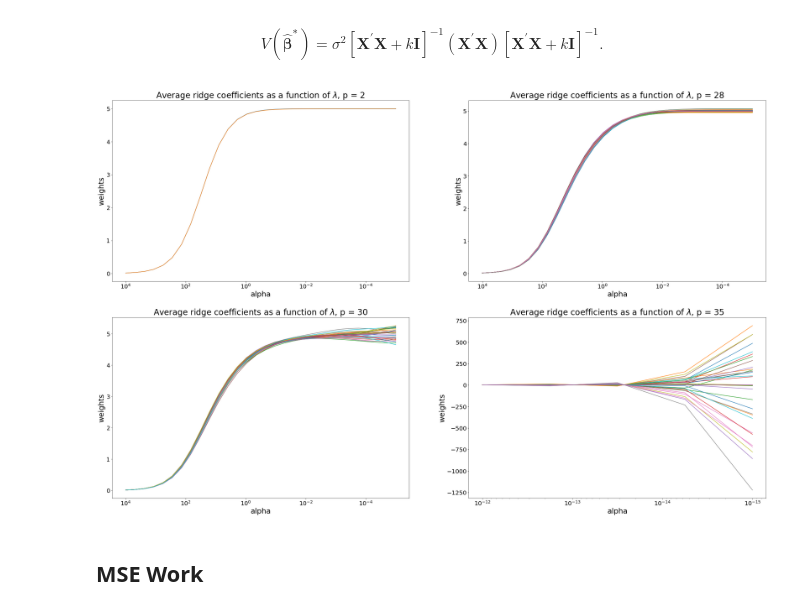
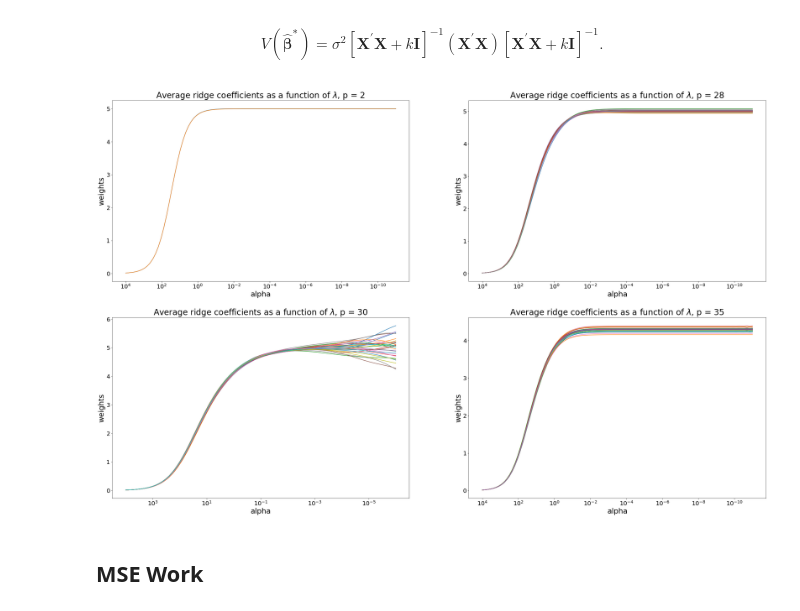
Before and after one commit to s6emschw/RM-project, a Jupyter notebook: ols_and_ridge.ipynb, the cells around one changed output. Cells and saved outputs as stored; diff of their text form; code cells hidden in the pictures.

```diff
--- a/ols_and_ridge.ipynb
+++ b/ols_and_ridge.ipynb
@@ -311,7 +326,7 @@ iterations_sim = 1000
 # %%
 np.random.seed(15)
 
-df_list_betas_ridge_2, df_list_var_ridge_2 = iterate_ridge(n, 2, min_cor, max_cor, iterations_sim, np.repeat(5, 2), alphas_1)
+df_list_betas_ridge_2, df_list_var_ridge_2 = iterate_ridge(n, 2, min_cor, max_cor, iterations_sim, np.repeat(5, 2), alphas_3)
 
 mean_df_list_betas_ridge_2 = reduce(lambda x, y: x.add(y, fill_value = 0), df_list_betas_ridge_2) / iterations_sim
 mean_df_list_var_ridge_2 = reduce(lambda x, y: x.add(y, fill_value = 0), df_list_var_ridge_2) / iterations_sim
@@ -326,7 +341,9 @@ mean_df_list_var_ridge_2 = reduce(lambda x, y: x.add(y, fill_value = 0), df_list
 #mean_df_list_var_ridge_2.set_index("alpha", inplace = True)
 #mean_df_list_var_ridge_2
 # %%
-df_list_betas_ridge_28, df_list_var_ridge_28 = iterate_ridge(n, 28, min_cor, max_cor, iterations_sim, np.repeat(5, 28), alphas_1)
+np.random.seed(15)
+
+df_list_betas_ridge_28, df_list_var_ridge_28 = iterate_ridge(n, 28, min_cor, max_cor, iterations_sim, np.repeat(5, 28), alphas_3)
 
 mean_df_list_betas_ridge_28 = reduce(lambda x, y: x.add(y, fill_value = 0), df_list_betas_ridge_28) / iterations_sim
 mean_df_list_var_ridge_28 = reduce(lambda x, y: x.add(y, fill_value = 0), df_list_var_ridge_28) / iterations_sim
@@ -341,7 +358,9 @@ mean_df_list_var_ridge_28 = reduce(lambda x, y: x.add(y, fill_value = 0), df_lis
 #mean_df_list_var_ridge_28.set_index("alpha", inplace = True)
 #mean_df_list_var_ridge_28
 # %%
-df_list_betas_ridge_30, df_list_var_ridge_30 = iterate_ridge(n, 30, min_cor, max_cor, iterations_sim, np.repeat(5, 30), alphas_1)
+np.random.seed(15)
+
+df_list_betas_ridge_30, df_list_var_ridge_30 = iterate_ridge(n, 30, min_cor, max_cor, iterations_sim, np.repeat(5, 30), alphas_2)
 
 mean_df_list_betas_ridge_30 = reduce(lambda x, y: x.add(y, fill_value = 0), df_list_betas_ridge_30) / iterations_sim
 mean_df_list_var_ridge_30 = reduce(lambda x, y: x.add(y, fill_value = 0), df_list_var_ridge_30) / iterations_sim
@@ -356,10 +375,9 @@ mean_df_list_var_ridge_30 = reduce(lambda x, y: x.add(y, fill_value = 0), df_lis
 #mean_df_list_var_ridge_30.set_index("alpha", inplace = True)
 #mean_df_list_var_ridge_30
 # %%
-#alphas = np.array([0, 0.00000000000000000001, 0.00000000000001, 0.000000000001])
+np.random.seed(15)
 
-
-df_list_betas_ridge_35, df_list_var_ridge_35 = iterate_ridge(n, 35, min_cor, max_cor, iterations_sim, np.repeat(5, 35), alphas_2)
+df_list_betas_ridge_35, df_list_var_ridge_35 = iterate_ridge(n, 35, min_cor, max_cor, iterations_sim, np.repeat(5, 35), alphas_3)
 
 mean_df_list_betas_ridge_35 = reduce(lambda x, y: x.add(y, fill_value = 0), df_list_betas_ridge_35) / iterations_sim
 mean_df_list_var_ridge_35 = reduce(lambda x, y: x.add(y, fill_value = 0), df_list_var_ridge_35) / iterations_sim
@@ -411,11 +421,11 @@ def plot_average_betas(dfs, alphas, reg_type):
         #plt.show()
 # %%
 reg_type = "Average ridge"
-alphas = [alphas_1, alphas_1, alphas_1, alphas_2]
+alphas = [alphas_3, alphas_3, alphas_2, alphas_3]
 
 plot_average_betas(dfs_try, alphas, reg_type)
 # %% [output]
-[figure, old version]
+[figure, new version]
 # %% [markdown]
 ## MSE Work
 # %%
```
Also changed, not shown: parts of 25 cells of this notebook.
